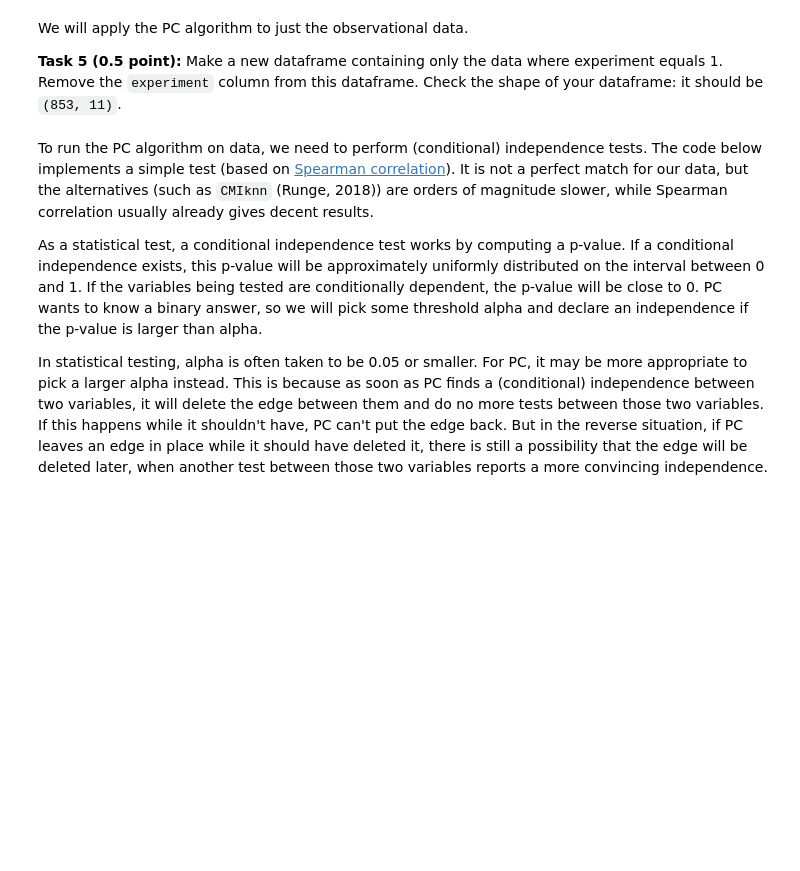
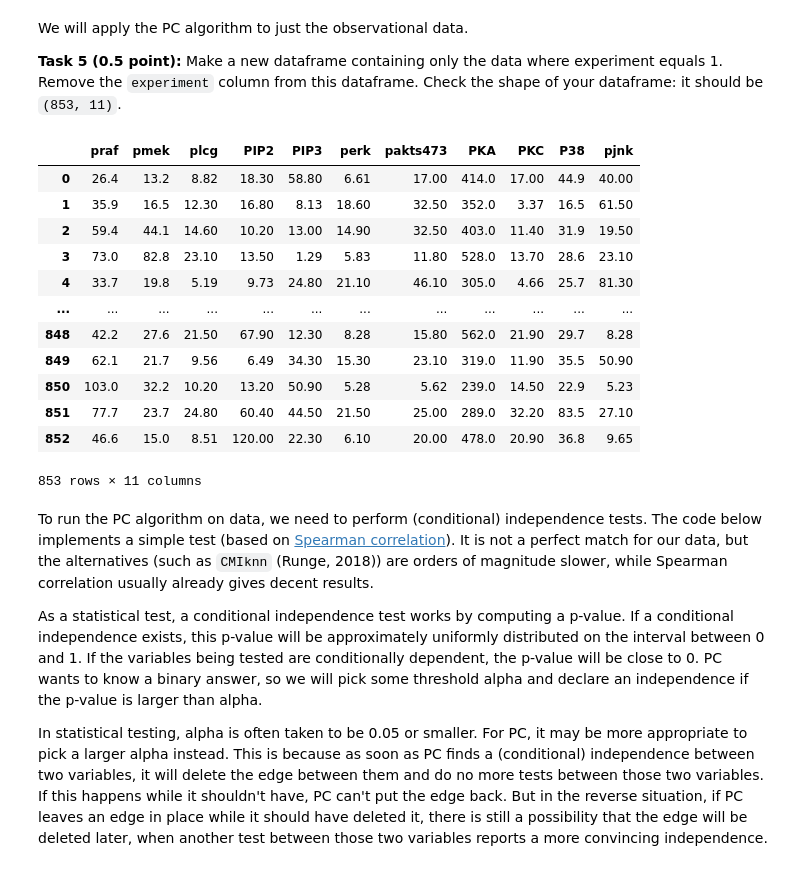
Before and after one commit to FelixCeard/Advanced-Machine-Learning, a Jupyter notebook: Group22_Ass4/AML_assignment4.ipynb, the cells around one changed output. Cells and saved outputs as stored; diff of their text form; code cells hidden in the pictures; blank space fills up the shorter version.

```diff
--- a/Group22_Ass4/AML_assignment4.ipynb
+++ b/Group22_Ass4/AML_assignment4.ipynb
@@ -420,6 +460,22 @@ We will apply the PC algorithm to just the observational data.
 **Task 5 (0.5 point):** Make a new dataframe containing only the data where experiment equals 1. Remove the `experiment` column from this dataframe. Check the shape of your dataframe: it should be `(853, 11)`.
 # %%
 # TASK 5: Your code here (0.5 point)
+df_experiment_1 = all_data[all_data['experiment'] == 1].drop(columns=['experiment'])
+df_experiment_1
+# %% [output]
+|  | praf | pmek | plcg | PIP2 | PIP3 | perk | pakts473 | PKA | PKC | P38 | pjnk |
+| 0 | 26.4 | 13.2 | 8.82 | 18.30 | 58.80 | 6.61 | 17.00 | 414.0 | 17.00 | 44.9 | 40.00 |
+| 1 | 35.9 | 16.5 | 12.30 | 16.80 | 8.13 | 18.60 | 32.50 | 352.0 | 3.37 | 16.5 | 61.50 |
+| 2 | 59.4 | 44.1 | 14.60 | 10.20 | 13.00 | 14.90 | 32.50 | 403.0 | 11.40 | 31.9 | 19.50 |
+| 3 | 73.0 | 82.8 | 23.10 | 13.50 | 1.29 | 5.83 | 11.80 | 528.0 | 13.70 | 28.6 | 23.10 |
+| 4 | 33.7 | 19.8 | 5.19 | 9.73 | 24.80 | 21.10 | 46.10 | 305.0 | 4.66 | 25.7 | 81.30 |
+| ... | ... | ... | ... | ... | ... | ... | ... | ... | ... | ... | ... |
+| 848 | 42.2 | 27.6 | 21.50 | 67.90 | 12.30 | 8.28 | 15.80 | 562.0 | 21.90 | 29.7 | 8.28 |
+| 849 | 62.1 | 21.7 | 9.56 | 6.49 | 34.30 | 15.30 | 23.10 | 319.0 | 11.90 | 35.5 | 50.90 |
+| 850 | 103.0 | 32.2 | 10.20 | 13.20 | 50.90 | 5.28 | 5.62 | 239.0 | 14.50 | 22.9 | 5.23 |
+| 851 | 77.7 | 23.7 | 24.80 | 60.40 | 44.50 | 21.50 | 25.00 | 289.0 | 32.20 | 83.5 | 27.10 |
+| 852 | 46.6 | 15.0 | 8.51 | 120.00 | 22.30 | 6.10 | 20.00 | 478.0 | 20.90 | 36.8 | 9.65 |
+853 rows × 11 columns
 # %% [markdown]
 To run the PC algorithm on data, we need to perform (conditional) independence tests. The code below implements a simple test (based on [Spearman correlation](https://en.wikipedia.org/wiki/Spearman%27s_rank_correlation_coefficient)). It is not a perfect match for our data, but the alternatives (such as `CMIknn` (Runge, 2018)) are orders of magnitude slower, while Spearman correlation usually already gives decent results.
 
```
Also changed, not shown: parts of 6 cells of this notebook.
